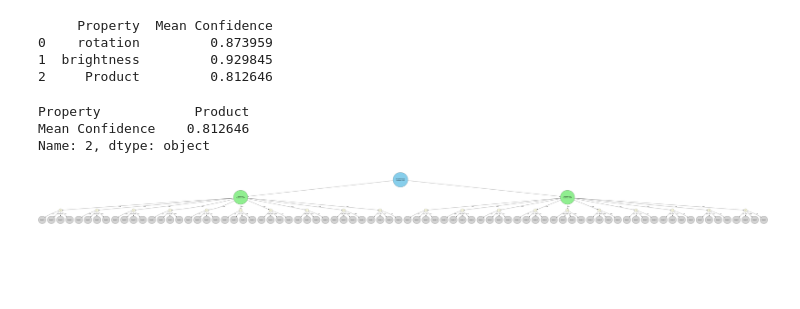
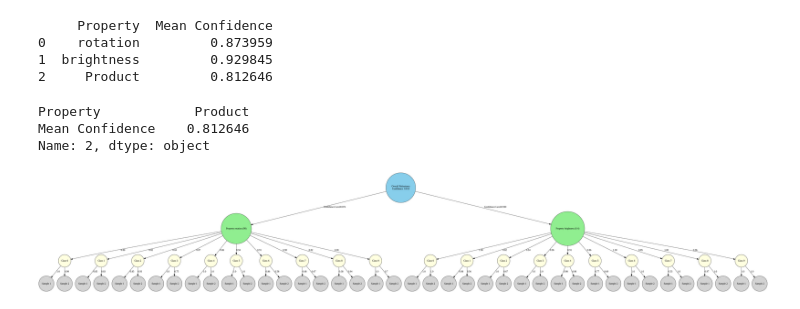
Before and after one commit to AroojArifNU/DLTest, a Jupyter notebook: Colab_Notebooks/MNIST_GRAPH_Plot_2_properties.ipynb, the cells around one changed output. Cells and saved outputs as stored; diff of their text form; code cells hidden in the pictures; blank space fills up the shorter version.

```diff
--- a/Colab_Notebooks/MNIST_GRAPH_Plot_2_properties.ipynb
+++ b/Colab_Notebooks/MNIST_GRAPH_Plot_2_properties.ipynb
@@ -384,11 +384,11 @@ for key, data in results.items():
     if property_name not in property_nodes:
         # Calculate the mean confidence score for the current property
         mean_confidence_score = np.mean([np.mean(data['confidence_scores']) for key, data in results.items() if property_name in key])
-        prop_node = pydot.Node(prop_node_label, label=f"{prop_node_label}\nConfidence: {mean_confidence_score:.3f}", shape='circle', style="filled", fillcolor="lightgreen")
+        prop_node = pydot.Node(prop_node_label, label=f"Property {prop_node_label}", shape='circle', style="filled", fillcolor="lightgreen")
         graph.add_node(prop_node)
         property_nodes[property_name] = prop_node_label
         # Add edge from Overall Robustness to property
-        graph.add_edge(pydot.Edge('Overall Robustness', prop_node_label))
+        graph.add_edge(pydot.Edge('Overall Robustness', prop_node_label,label=f"Confidence Level{mean_confidence_score:.3f}"))
 
     # Construct class node label
     class_node_label = f"{class_label} ({property_name})"
@@ -399,38 +399,38 @@ for key, data in results.items():
         # Calculate the mean confidence score for the current class
         mean_confidence_score = np.mean(data['confidence_scores'])
         # Add class node
-        class_node = pydot.Node(class_node_label, label=f"{class_label}\n", shape='circle', style="filled", fillcolor="lightyellow")
+        class_node = pydot.Node(class_node_label, label=f"Class {class_label}", shape='circle', style="filled", fillcolor="lightyellow")
         graph.add_node(class_node)
         mean_confidence_score = np.mean(data['confidence_scores'])
         # Add edge from property to class with the mean confidence score
         graph.add_edge(pydot.Edge(prop_node_label, class_node_label, label=f"{mean_confidence_score:.2f}"))
         class_edges_added.add(edge_key)
 
     # # Calculate the mean confidence score for the current class
     # mean_confidence_score = np.mean(data['confidence_scores'])
 
     # # Add mean confidence score as label on edge connecting property to class
     # graph.add_edge(pydot.Edge(prop_node_label, class_node_label, label=f"{mean_confidence_score:.2f}"))
 
     # Add samples under each class with their confidences on edges
-    num_samples_to_show = 4  # Customize the number of samples to show
+    num_samples_to_show = 2  # Customize the number of samples to show
     for i in range(min(num_samples_to_show, len(data['confidence_scores']))):
         confidence_score = data['confidence_scores'][i]
         sample_node_label = f"Sample {i+1} ({class_label}, {property_name})"
         sample_node = pydot.Node(sample_node_label, label=f"Sample {i+1}", shape='circle', style="filled", fillcolor="lightgrey")
         graph.add_node(sample_node)
         graph.add_edge(pydot.Edge(class_node_label, sample_node_label, label=f"{confidence_score:.2}"))
 
 # Add the overall robustness score as a node
 overall_robustness_label = f"Overall Robustness\nConfidence: {product_of_means:.3f}"
 overall_robustness_node = pydot.Node("Overall Robustness", label=overall_robustness_label, shape='circle', style="filled", fillcolor="skyblue")
 graph.add_node(overall_robustness_node)
 
 # Generate and save the graph to a file
 output_file = 'decision_tree_with_overall_robustness.png'
 graph.write_png(output_file)
 
 # Display the graph
 Image(output_file)
 # %% [output]
-[figure, old version]
+[figure, new version]
```
